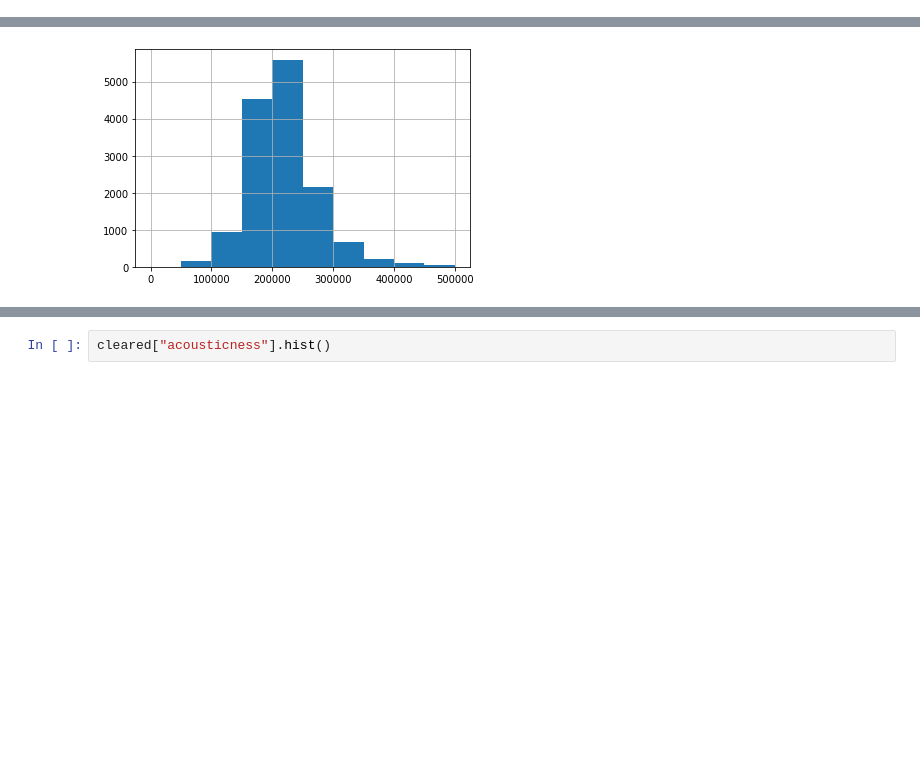
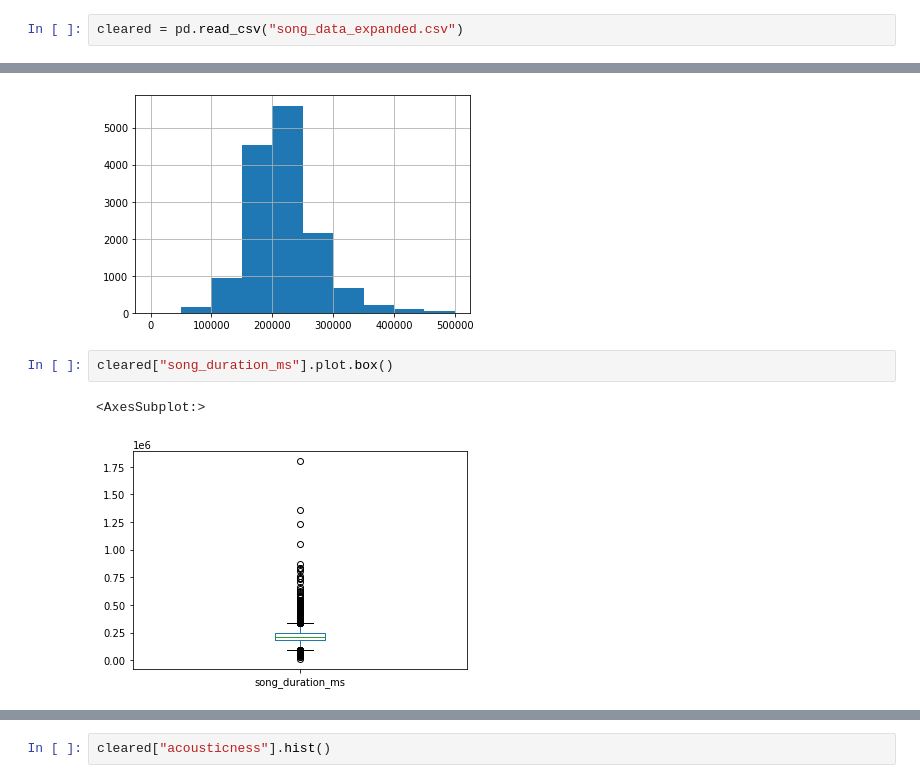
Before and after one commit to dschmtz/Data-Exploration-Project, a Jupyter notebook: project.ipynb, the cells around one changed output, grey strips where cells are left out. Drawn from its saved outputs; the diff is of its cells as text; blank space fills up the shorter version.

```diff
--- a/project.ipynb
+++ b/project.ipynb
@@ -172,3 +231,5 @@ Redundanzen sind vorhanden, diese werden entfernt anhand gleichem Songtitel und
+# %%
+cleared = pd.read_csv("song_data_expanded.csv")
 # %% [markdown]
 ## 3 Visualisierung und Korrelationen zwischen den Features
 
@@ -186,3 +251,8 @@ cleared["song_duration_ms"].hist(range=[0, 500000])
 # %% [output]
 <AxesSubplot:>
 [figure]
+# %%
+cleared["song_duration_ms"].plot.box()
+# %% [output]
+<AxesSubplot:>
+[figure, added]
```
Also changed, not shown: parts of 36 cells of this notebook, 1 other file.
